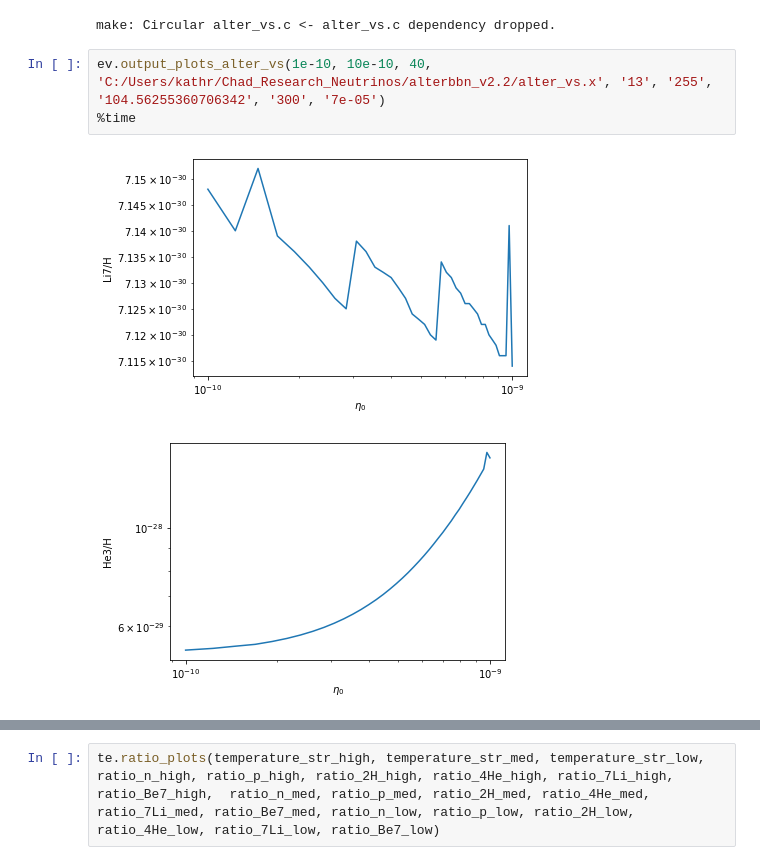
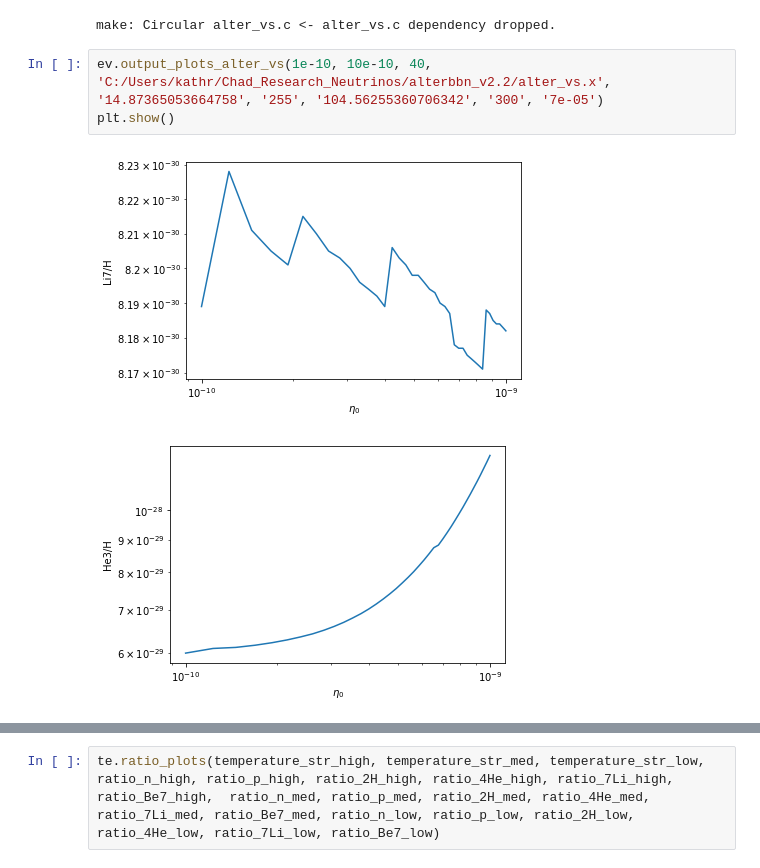
Before and after one commit to nuLABatUSD/BBN_sterile_decay, a Jupyter notebook: alterbbn_v2.2/arrays_csv_parameters.ipynb, the cells around one changed output, grey strips where cells are left out. Saved outputs shown, nothing was run; the diff lists cells and outputs as text.

```diff
--- a/alterbbn_v2.2/arrays_csv_parameters.ipynb
+++ b/alterbbn_v2.2/arrays_csv_parameters.ipynb
@@ -171,8 +159,8 @@ te.delete_file("evolution_vs.out")
 # %% [output]
 make: Circular alter_vs.c <- alter_vs.c dependency dropped.
 # %%
-ev.output_plots_alter_vs(1e-10, 10e-10, 40, 'C:/Users/kathr/Chad_Research_Neutrinos/alterbbn_v2.2/alter_vs.x', '13', '255', '104.56255360706342', '300', '7e-05')
-%time
+ev.output_plots_alter_vs(1e-10, 10e-10, 40, 'C:/Users/kathr/Chad_Research_Neutrinos/alterbbn_v2.2/alter_vs.x', '14.87365053664758', '255', '104.56255360706342', '300', '7e-05')
+plt.show()
 # %% [output]
-[figure, old version]
+[figure, new version]
-[figure, old version]
+[figure, new version]
```
Also changed, not shown: parts of 8 cells of this notebook, 17 other files.
